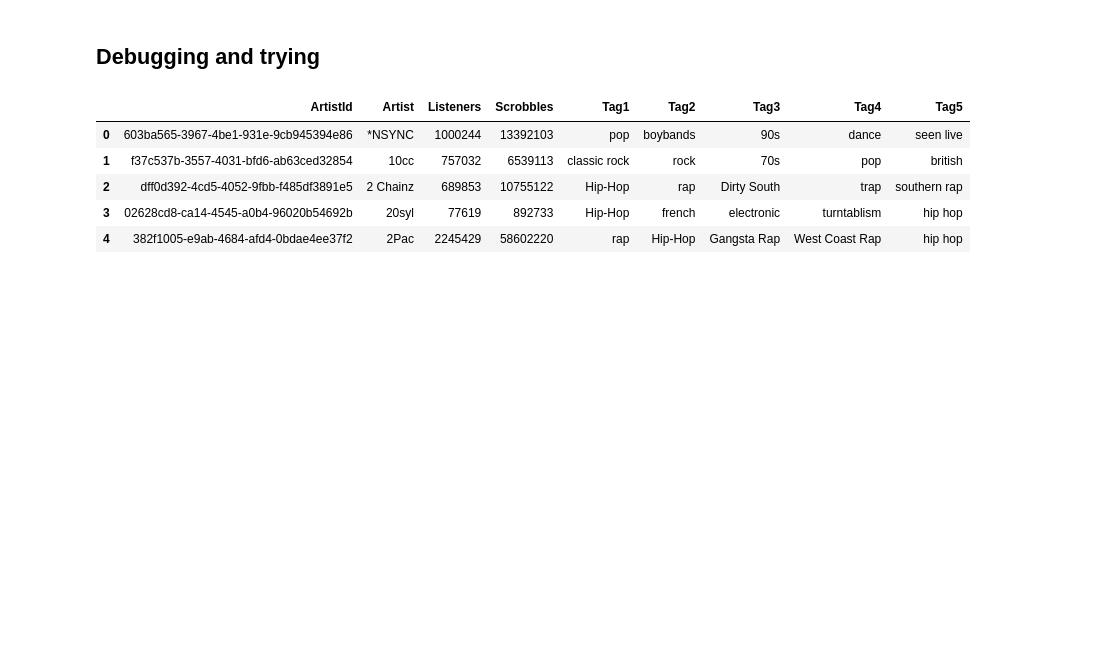
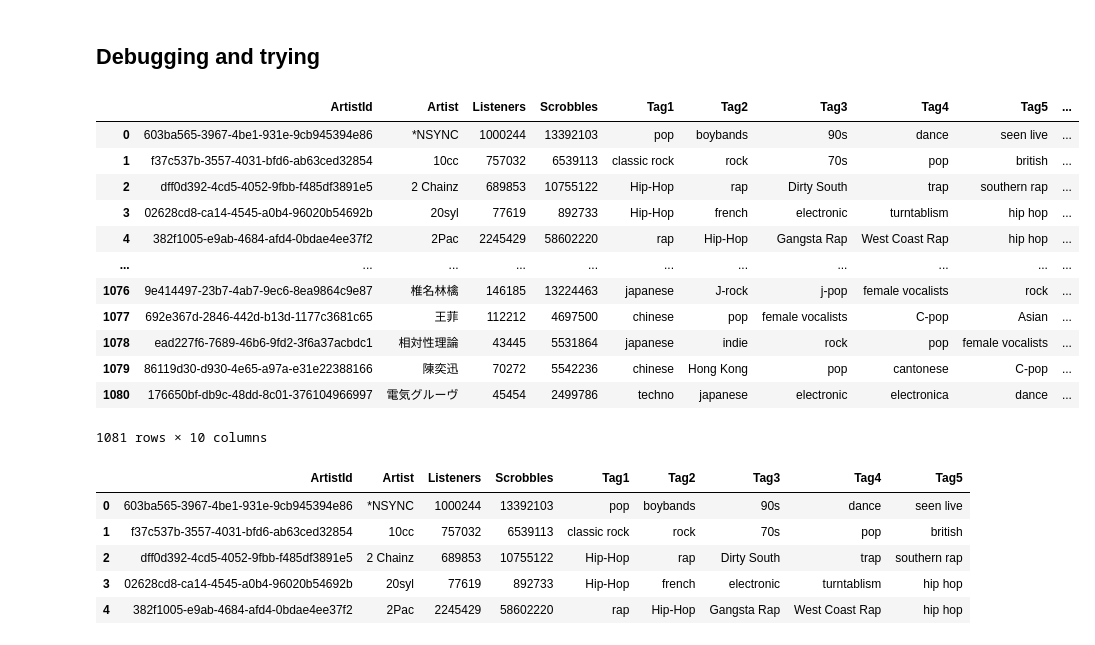
Before and after one commit to petrpham/ScrobblIES, a Jupyter notebook: 3_Analyse.ipynb, the cells around one changed output. Saved outputs shown, nothing was run; the diff lists cells and outputs as text; code cells hidden in the pictures; blank space fills up the shorter version.

```diff
--- a/3_Analyse.ipynb
+++ b/3_Analyse.ipynb
@@ -111,6 +135,22 @@ newA.showMeTheTopArtists(N = 20, sortBy = 'SpL')
 ---
 # %% [markdown]
 ## Debugging and trying
+# %%
+df
+# %% [output]
+|  | ArtistId | Artist | Listeners | Scrobbles | Tag1 | Tag2 | Tag3 | Tag4 | Tag5 | ... |
+| 0 | 603ba565-3967-4be1-931e-9cb945394e86 | *NSYNC | 1000244 | 13392103 | pop | boybands | 90s | dance | seen live | ... |
+| 1 | f37c537b-3557-4031-bfd6-ab63ced32854 | 10cc | 757032 | 6539113 | classic rock | rock | 70s | pop | british | ... |
+| 2 | dff0d392-4cd5-4052-9fbb-f485df3891e5 | 2 Chainz | 689853 | 10755122 | Hip-Hop | rap | Dirty South | trap | southern rap | ... |
+| 3 | 02628cd8-ca14-4545-a0b4-96020b54692b | 20syl | 77619 | 892733 | Hip-Hop | french | electronic | turntablism | hip hop | ... |
+| 4 | 382f1005-e9ab-4684-afd4-0bdae4ee37f2 | 2Pac | 2245429 | 58602220 | rap | Hip-Hop | Gangsta Rap | West Coast Rap | hip hop | ... |
+| ... | ... | ... | ... | ... | ... | ... | ... | ... | ... | ... |
+| 1076 | 9e414497-23b7-4ab7-9ec6-8ea9864c9e87 | 椎名林檎 | 146185 | 13224463 | japanese | J-rock | j-pop | female vocalists | rock | ... |
+| 1077 | 692e367d-2846-442d-b13d-1177c3681c65 | 王菲 | 112212 | 4697500 | chinese | pop | female vocalists | C-pop | Asian | ... |
+| 1078 | ead227f6-7689-46b6-9fd2-3f6a37acbdc1 | 相対性理論 | 43445 | 5531864 | japanese | indie | rock | pop | female vocalists | ... |
+| 1079 | 86119d30-d930-4e65-a97a-e31e22388166 | 陳奕迅 | 70272 | 5542236 | chinese | Hong Kong | pop | cantonese | C-pop | ... |
+| 1080 | 176650bf-db9c-48dd-8c01-376104966997 | 電気グルーヴ | 45454 | 2499786 | techno | japanese | electronic | electronica | dance | ... |
+1081 rows × 10 columns
 # %%
 df = pd.read_csv('artist_info.csv', sep = ',')
 df = df.drop(columns = ['Unnamed: 0'], axis = 1)
```
Also changed, not shown: parts of 9 cells of this notebook.
